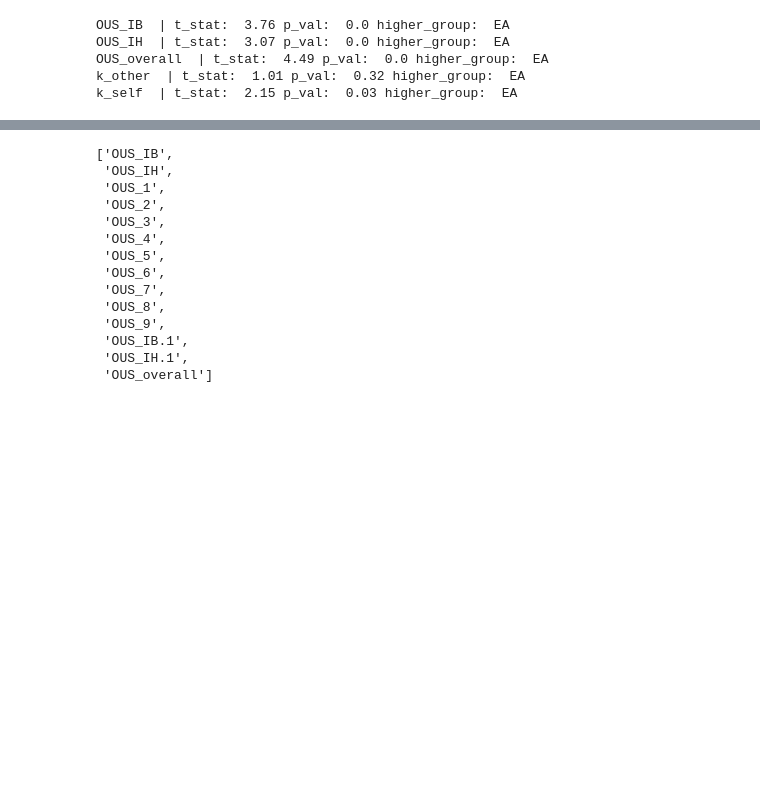
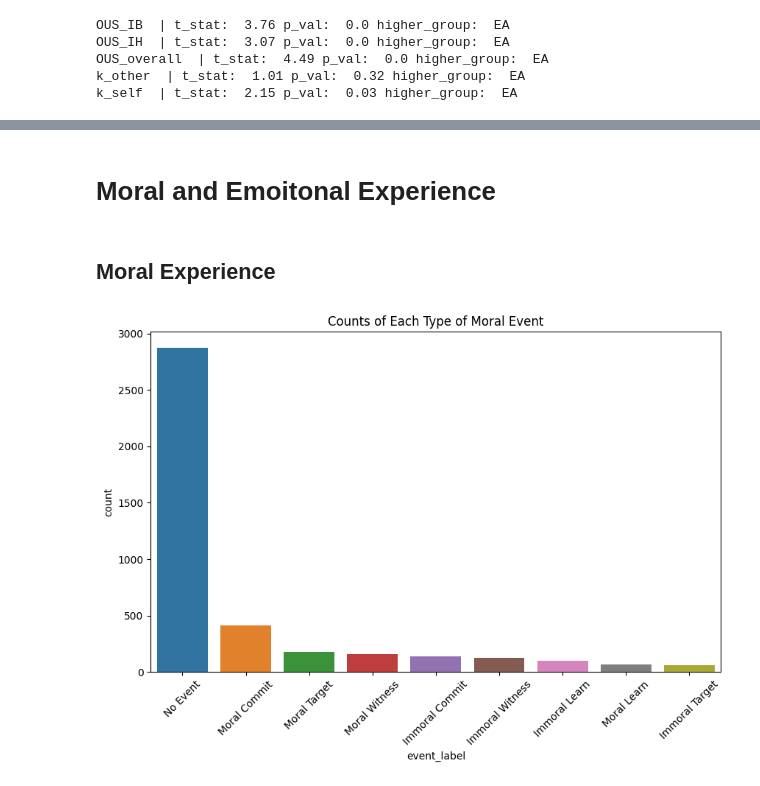
Before and after one commit to amberxuqianchen/effective-altruism, a Jupyter notebook: 1_code/descriptive.ipynb, the cells around one changed output, grey strips where cells are left out. Cells and saved outputs as stored; diff of their text form; code cells hidden in the pictures; blank space fills up the shorter version.

```diff
--- a/1_code/descriptive.ipynb
+++ b/1_code/descriptive.ipynb
@@ -75,19 +78,25 @@ k_self  | t_stat:  2.15 p_val:  0.03 higher_group:  EA
-# %%
-#find variable names containing OUS in dfintake
-OUS = [col for col in dfintake.columns if 'OUS' in col]
-OUS
-# %% [output]
-['OUS_IB',
- 'OUS_IH',
- 'OUS_1',
- 'OUS_2',
- 'OUS_3',
- 'OUS_4',
- 'OUS_5',
- 'OUS_6',
- 'OUS_7',
- 'OUS_8',
- 'OUS_9',
- 'OUS_IB.1',
- 'OUS_IH.1',
- 'OUS_overall']
+# %% [markdown]
+# Moral and Emoitonal Experience
+# %% [markdown]
+## Moral Experience
+# %%
+df['event_label'] = df['event_type'].replace({0: 'No Event', 1: 'Moral Commit', 2: 'Moral Target', 3: 'Moral Witness', 4: 'Moral Learn', 5: 'Immoral Commit', 6: 'Immoral Target', 7: 'Immoral Witness', 8: 'Immoral Learn'})
+df['event_label'] = df['event_label'].astype('category')
+
+# create a new column for moral valence based on event_type into 0 (Labeled as Neutral), 1(labeled as Moral), 2(labeled as Immoral)
+df['moral_valence'] = df['event_type'].replace({0: 0, 1: 1, 2: 1, 3: 1, 4: 1, 5: 2, 6: 2, 7: 2, 8: 2})
+
+# create a new column for moral agency based on event_type into 0 (Labeled as Neutral), 1(labeled as Self), 2(labeled as Other)
+df['moral_agency'] = df['event_type'].replace({0: 0, 1: 1, 2: 2, 3: 2, 4: 2, 5: 1, 6: 2, 7: 2, 8: 2})
+
+# create a new column for moral rightness based on the variables which names start with 'Taken together', if one is missing, take the value from the other one
+moraljudgevar = [i for i in df.columns if 'Taken together' in i]
+df['moraljudge'] = np.where(df[moraljudgevar[0]].isnull(), df[moraljudgevar[1]], df[moraljudgevar[0]])
+# %%
+plt.figure(figsize=(10,6))
+sns.countplot(data=df, x="event_label", order=df['event_label'].value_counts().index)
+plt.title("Counts of Each Type of Moral Event")
+plt.xticks(rotation=45)
+plt.show()
+# %% [output]
+[figure, added]
```
Also changed, not shown: parts of 33 cells of this notebook.
